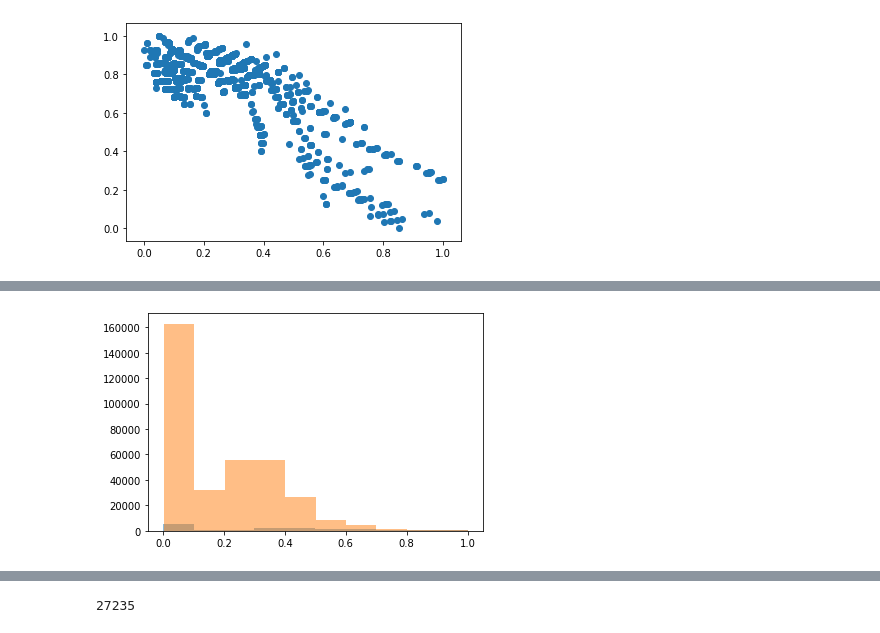
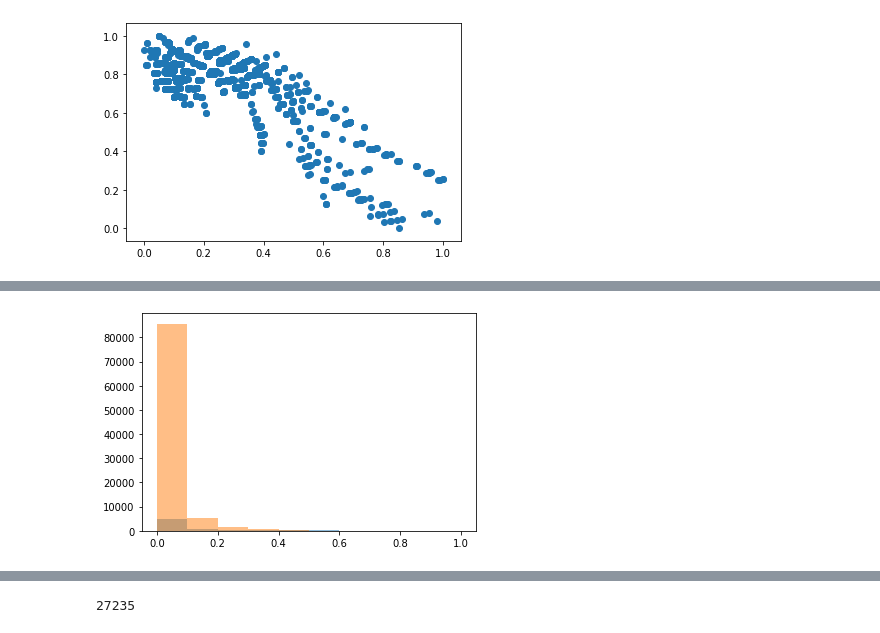
Before and after one commit to DessimozLab/HogProf, a Jupyter notebook: pyprofiler/notebooks/cafa/profile2GO.ipynb, the cells around one changed output, grey strips where cells are left out. Saved outputs shown, nothing was run; the diff lists cells and outputs as text; code cells hidden in the pictures.

```diff
--- a/pyprofiler/notebooks/cafa/profile2GO.ipynb
+++ b/pyprofiler/notebooks/cafa/profile2GO.ipynb
@@ -258,7 +274,8 @@ print(sum(c.values()))
 print(len(index))
 min_annot= 50
 #index = { t:index[t] for t in index if c[t] > min_annot }
-c = { t:c[t] for t in index }
+#c = { t:c[t] for t in index }
+nannot = sum( c.values())
 #nterms = len(index)
 print(len(index))
 embedmat = embedder.predict( [np.array(list(index.values()) ) ] )
@@ -269,6 +286,11 @@ print(embedmat.shape)
 from sklearn.neighbors import KDTree as KD
 tree = KD( embedmat )
 print(tree)
+
+with open('kdtree.pkl' , 'wb') as treeout:
+    treeout.write( pickle.dumps(tree))
+with open('embedmat.pkl' , 'wb') as treeout:
+    treeout.write( pickle.dumps(embedmat))
 # %% [output]
 136560693
 31426
@@ -624,6 +640,6 @@ from functools import partial
 import random
 
 nannot = sum(c.values())
-nsamples = 2000
+nsamples = 100
 randoHogs =[ random.choice(list(hogs.keys())) for i in range( nsamples ) ]
 # %%
@@ -695,77 +700,23 @@ finaldf_embedder = prec_recall( randoHogs , embedder_profiler , gaf , obo )
 # %%
 #todo. fit distribution to positive scores
 from scipy.stats import norm
-from scipy.stats import chi2
-
-
-
 #just model the stupid things as multivariat gaussians and get a pval for each pred
 filterfinal_naive = finaldf_naive[finaldf_naive.score > 0]
 filterfinal_naive =  filterfinal_naive[ filterfinal_naive.ytrue == 1 ]
-mean1 = filterfinal_naive.score.mean()
-std1 = filterfinal_naive.score.std()
-print(mean1)
-print(std1)
-finaldf_naive['proba_posi'] =  norm.cdf( finaldf_naive.score , loc=mean1, scale= std1 )
+naive_mean_posi = filterfinal_naive.score.mean()
+naive_std_posi = filterfinal_naive.score.std()
+print(naive_mean_posi)
+print(naive_std_posi)
+finaldf_naive['proba_posi'] =  norm.cdf( finaldf_naive.score , loc=naive_mean_posi, scale= naive_std_posi )
 finaldf_naive['proba_posi'][finaldf_naive.score == 0 ] = 0
-
-filterfinal_naive = finaldf_naive[finaldf_naive.score > 0]
-filterfinal_naive =  filterfinal_naive[ filterfinal_naive.ytrue == 0  ]
-mean1 = filterfinal_naive.score.mean()
-std1 = filterfinal_naive.score.std()
-print(mean1)
-print(std1)
-
-finaldf_naive['proba_nega'] =  norm.cdf( finaldf_naive.score , loc=mean1, scale= std1 )
-finaldf_naive['proba_nega'][finaldf_naive.score == 0 ] = 0
-
-finaldf_naive['likelihoodratio'] =  finaldf_naive.proba_posi / finaldf_naive.proba_nega
-
-finaldf_naive['likelihoodratio'] =  finaldf_naive['likelihoodratio'].map( lambda x :-2* np.log(x) if x > 0 else 0 )
-
-
 
 filterfinal_embedder= finaldf_embedder[finaldf_embedder.score > 0]
 filterfinal_embedder=filterfinal_embedder[ filterfinal_embedder.ytrue == 1  ]
-mean1 = filterfinal_embedder.score.mean()
-std1 = filterfinal_embedder.score.std()
-finaldf_embedder['proba_posi'] =  norm.cdf( finaldf_embedder.score , loc=mean1, scale= std1 )
-
-filterfinal_embedder= finaldf_embedder[finaldf_embedder.score > 0]
-filterfinal_embedder=filterfinal_embedder[ filterfinal_embedder.ytrue == 0  ]
-mean1 = filterfinal_embedder.score.mean()
-std1 = filterfinal_embedder.score.std()
-
-finaldf_embedder['proba_nega'] =  norm.cdf( finaldf_embedder.score , loc=mean1, scale= std1 )
-
-finaldf_embedder['likelihoodratio'] =  finaldf_embedder.proba_posi / finaldf_embedder.proba_nega
-
-finaldf_embedder['x2'] = chi2.cdf(finaldf_embedder['likelihoodratio'], 2 , loc=0, scale=1)
-
-
-finaldf_naive['likelihoodratio'] =  finaldf_naive['likelihoodratio'].map( lambda x : -2* np.log(x) if x > 0 else 0 )
-
-finaldf_naive['x2'] = chi2.cdf(finaldf_naive['likelihoodratio'], 2 , loc=0, scale=1)
-
-
+embedder_mean_posi = filterfinal_embedder.score.mean()
+embedder_std_posi = filterfinal_embedder.score.std()
+finaldf_embedder['proba_posi'] =  norm.cdf( finaldf_embedder.score , loc=embedder_mean_posi, scale= embedder_std_posi )
 
 plt.hist( finaldf_embedder.score[finaldf_embedder.ytrue == 1] , alpha =.5 )
 plt.hist( finaldf_embedder.score[finaldf_embedder.ytrue == 0]  , alpha =.5)
 plt.show()
-
-plt.hist( finaldf_embedder.x2[finaldf_embedder.ytrue == 1] , alpha =.5 )
-plt.hist( finaldf_embedder.x2[finaldf_embedder.ytrue == 0]  , alpha =.5)
-plt.show()
-
-
-
-
-plt.hist( finaldf_naive.proba_posi[(finaldf_naive.ytrue == 1) & (finaldf_naive.score > 0) ] , alpha =.5 )
-plt.hist( finaldf_naive.proba_nega[(finaldf_naive.ytrue == 0 )& (finaldf_naive.score > 0 )]  , alpha =.5)
-plt.show()
-
-
-plt.hist( finaldf_naive.x2[(finaldf_naive.ytrue == 1) & (finaldf_naive.score > 0) ] , alpha =.5 )
-plt.hist( finaldf_naive.x2[(finaldf_naive.ytrue == 0 )& (finaldf_naive.score > 0 )]  , alpha =.5)
-plt.show()
 # %% [output]
@@ -783 +729 @@ See the caveats in the documentation: http://pandas.pydata.org/pandas-docs/stabl
-[figure, old version]
+[figure, new version]
```
Also changed, not shown: parts of 13 cells of this notebook, 4 other files.
